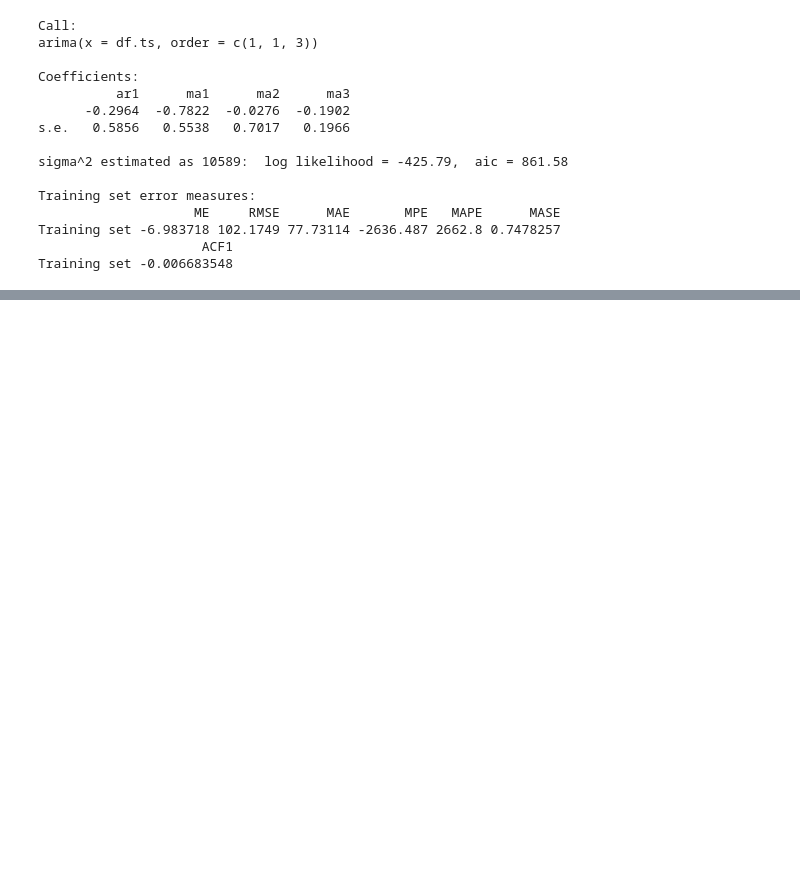
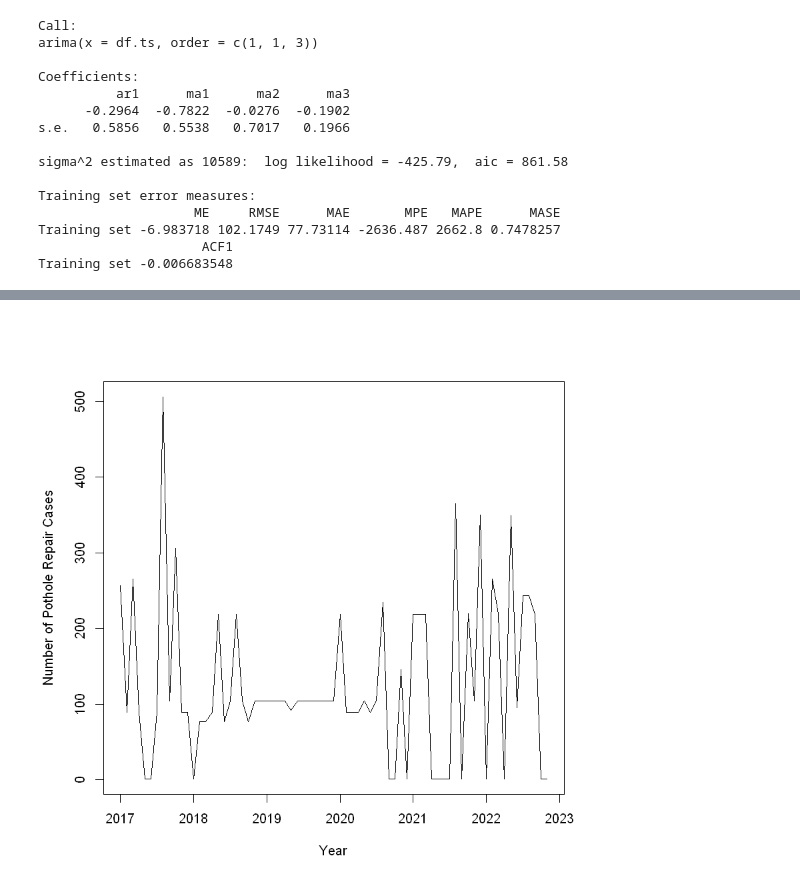
Before and after one commit to hjyoon16/ADS506-Team1, a Jupyter notebook: Project_Grigor_Tashchyan.ipynb, the cells around one changed output, grey strips where cells are left out. Cells and saved outputs as stored; diff of their text form; code cells hidden in the pictures; blank space fills up the shorter version.

```diff
--- a/Project_Grigor_Tashchyan.ipynb
+++ b/Project_Grigor_Tashchyan.ipynb
@@ -174,0 +258,4 @@ autoplot(df.ts, series = "Actual") +autolayer(FW.ma, series ="MovingAvg") + them
+# %%
+plot(df.ts, xlab = "Year", ylab = "Pothole Repair Cases")
+# %% [output]
+[figure, added]
```
Also changed, not shown: parts of 10 cells of this notebook.
